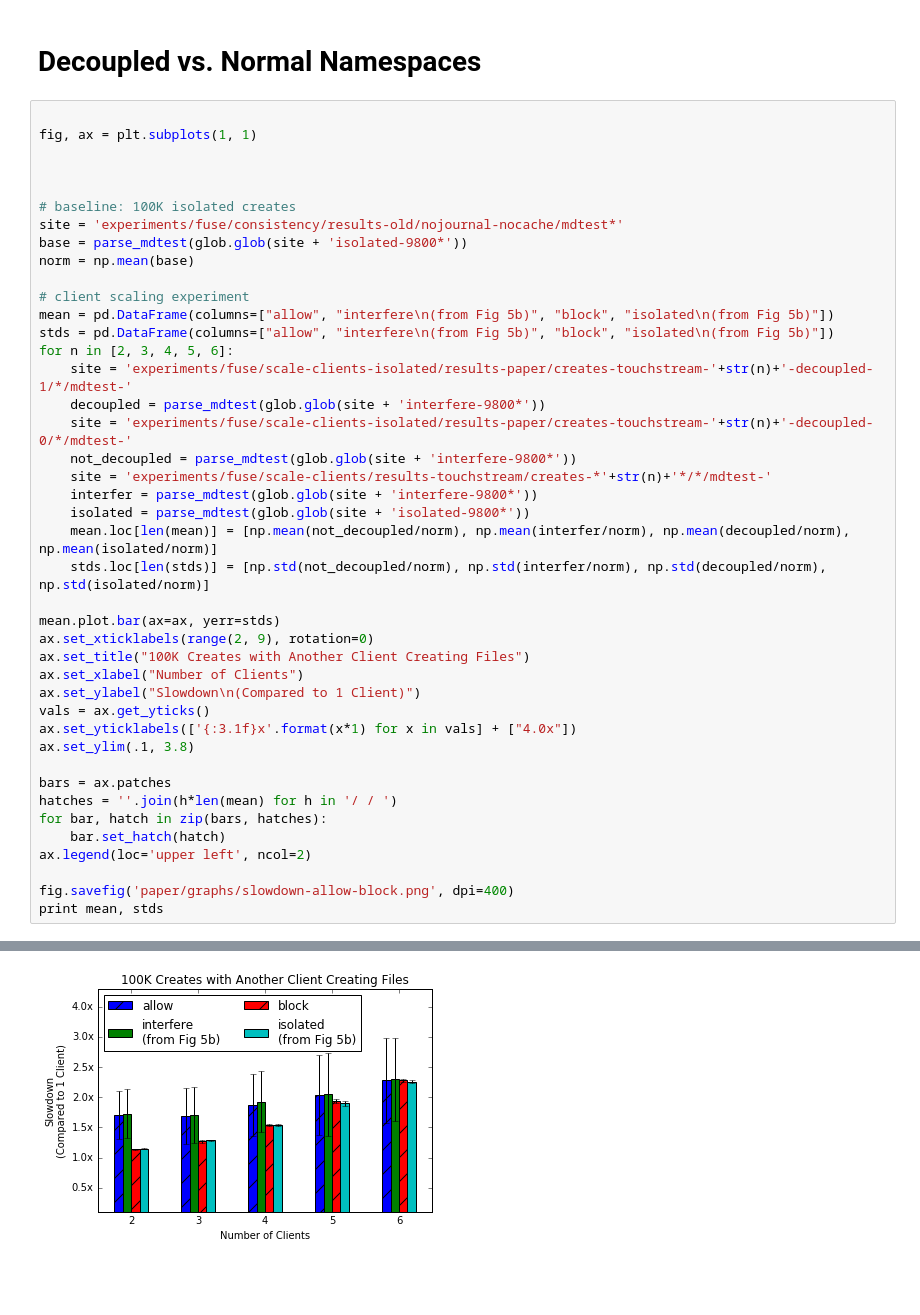
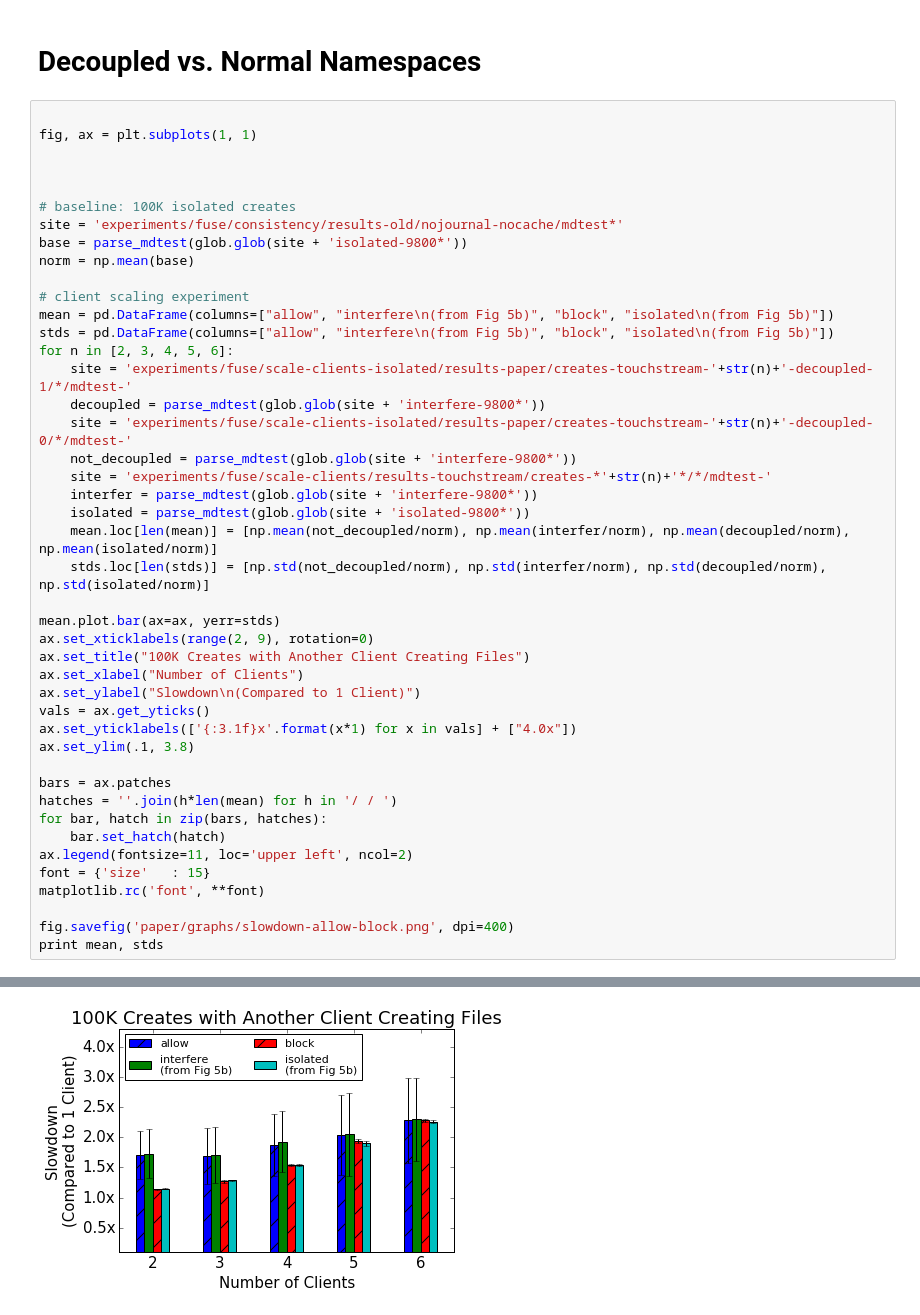
Before and after one commit to michaelsevilla/anonymous-popper, a Jupyter notebook: viz-blockallow.ipynb, the cells around one changed output, grey strips where cells are left out. Saved outputs shown, nothing was run; the diff lists cells and outputs as text; blank space fills up the shorter version.

Commit message:
paper: update graphs and scan evaluation
Signed-off-by: Michael Sevilla <mikesevilla3@gmail.com>

```diff
--- a/viz-blockallow.ipynb
+++ b/viz-blockallow.ipynb
@@ -79,7 +79,9 @@ bars = ax.patches
 hatches = ''.join(h*len(mean) for h in '/ / ')
 for bar, hatch in zip(bars, hatches):
     bar.set_hatch(hatch)
-ax.legend(loc='upper left', ncol=2)
+ax.legend(fontsize=11, loc='upper left', ncol=2)
+font = {'size'   : 15}
+matplotlib.rc('font', **font)
 
 fig.savefig('paper/graphs/slowdown-allow-block.png', dpi=400)
 print mean, stds
@@ -88,11 +90,11 @@ print mean, stds
 0  1.706266                  1.728460  1.134465                 1.143603
 1  1.691906                  1.710183  1.266319                 1.288077
 2  1.873368                  1.926240  1.536227                 1.539817
 3  2.033943                  2.044909  1.933159                 1.897650
 4  2.281549                  2.293299  2.277633                 2.259356       allow  interfere\n(from Fig 5b)     block  isolated\n(from Fig 5b)
 0  0.395682                  0.402377  0.007030                 0.009045
 1  0.465734                  0.464268  0.018462                 0.009847
 2  0.509207                  0.508007  0.021607                 0.015488
 3  0.669113                  0.683446  0.031227                 0.039369
 4  0.704979                  0.695765  0.026312                 0.020093
-[figure, old version]
+[figure, new version]
```
Also changed, not shown: 15 other files.
